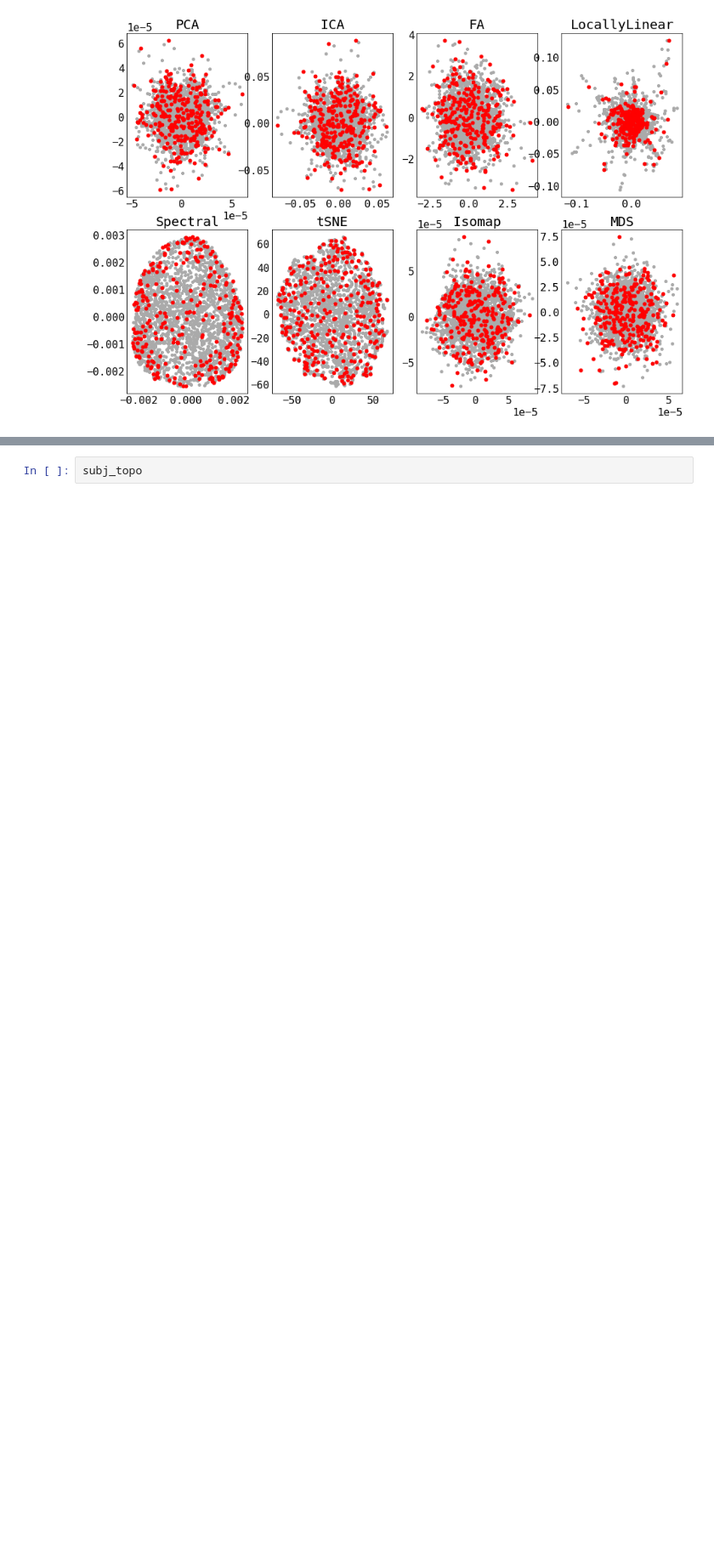
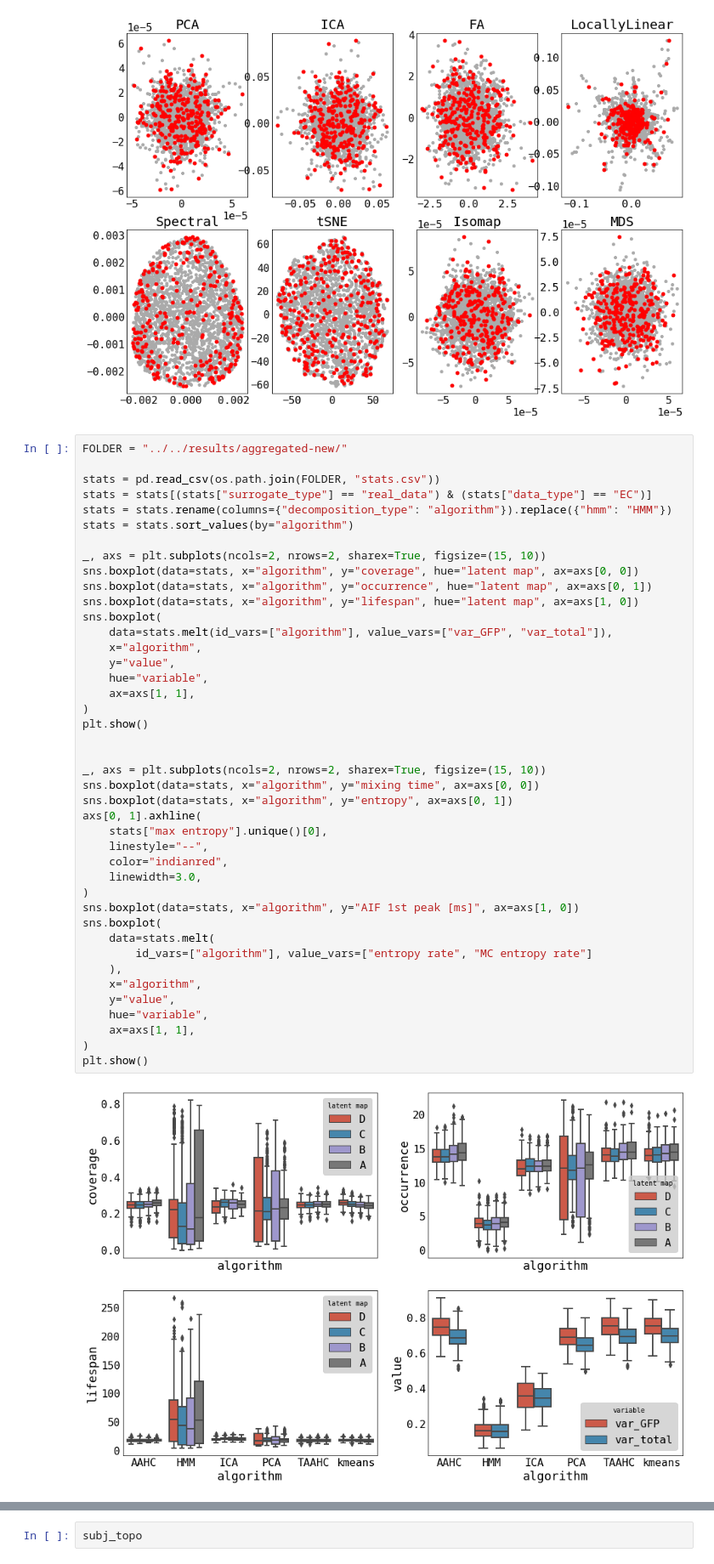
Before and after one commit to jajcayn/eeg_latent_space, a Jupyter notebook: notebooks/paper/data_viz.ipynb, the cells around one changed output, grey strips where cells are left out. Shown at 85% size. Drawn from its saved outputs; the diff is of its cells as text; blank space fills up the shorter version.

```diff
--- a/notebooks/paper/data_viz.ipynb
+++ b/notebooks/paper/data_viz.ipynb
@@ -80,3 +80,47 @@ for i, (name, decomp) in enumerate(decomps.items()):
     plt.title(name)
 # %% [output]
 [figure]
+# %%
+FOLDER = "../../results/aggregated-new/"
+
+stats = pd.read_csv(os.path.join(FOLDER, "stats.csv"))
+stats = stats[(stats["surrogate_type"] == "real_data") & (stats["data_type"] == "EC")]
+stats = stats.rename(columns={"decomposition_type": "algorithm"}).replace({"hmm": "HMM"})
+stats = stats.sort_values(by="algorithm")
+
+_, axs = plt.subplots(ncols=2, nrows=2, sharex=True, figsize=(15, 10))
+sns.boxplot(data=stats, x="algorithm", y="coverage", hue="latent map", ax=axs[0, 0])
+sns.boxplot(data=stats, x="algorithm", y="occurrence", hue="latent map", ax=axs[0, 1])
+sns.boxplot(data=stats, x="algorithm", y="lifespan", hue="latent map", ax=axs[1, 0])
+sns.boxplot(
+    data=stats.melt(id_vars=["algorithm"], value_vars=["var_GFP", "var_total"]),
+    x="algorithm",
+    y="value",
+    hue="variable",
+    ax=axs[1, 1],
+)
+plt.show()
+
+
+_, axs = plt.subplots(ncols=2, nrows=2, sharex=True, figsize=(15, 10))
+sns.boxplot(data=stats, x="algorithm", y="mixing time", ax=axs[0, 0])
+sns.boxplot(data=stats, x="algorithm", y="entropy", ax=axs[0, 1])
+axs[0, 1].axhline(
+    stats["max entropy"].unique()[0],
+    linestyle="--",
+    color="indianred",
+    linewidth=3.0,
+)
+sns.boxplot(data=stats, x="algorithm", y="AIF 1st peak [ms]", ax=axs[1, 0])
+sns.boxplot(
+    data=stats.melt(
+        id_vars=["algorithm"], value_vars=["entropy rate", "MC entropy rate"]
+    ),
+    x="algorithm",
+    y="value",
+    hue="variable",
+    ax=axs[1, 1],
+)
+plt.show()
+# %% [output]
+[figure, added]
```
Also changed, not shown: parts of 2 cells of this notebook, 6 other files.
